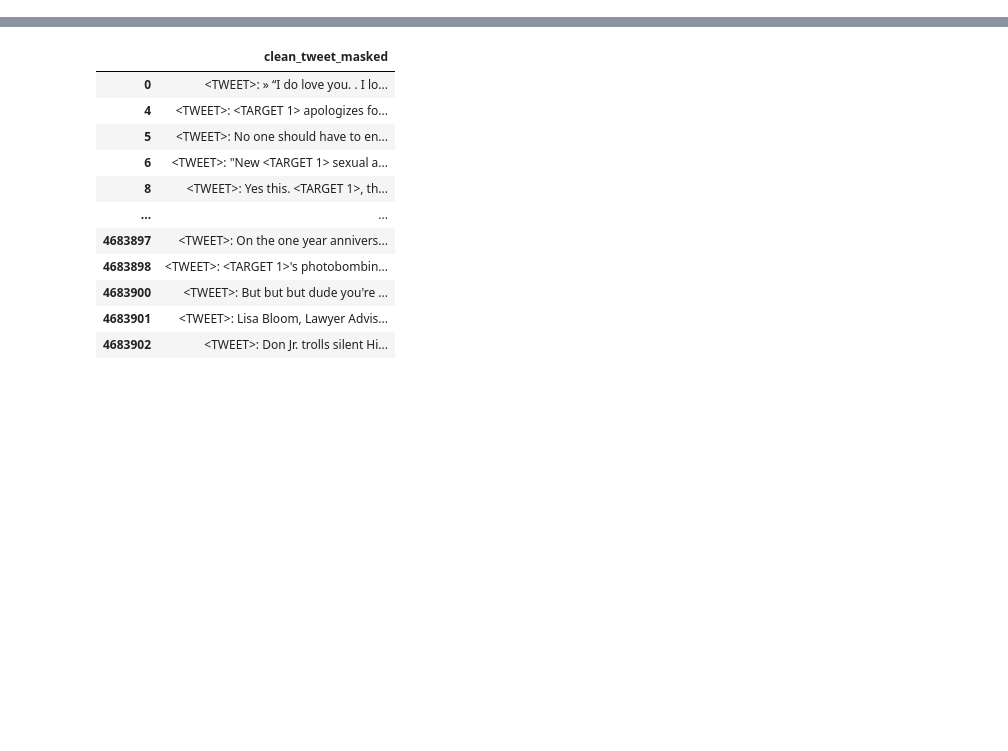
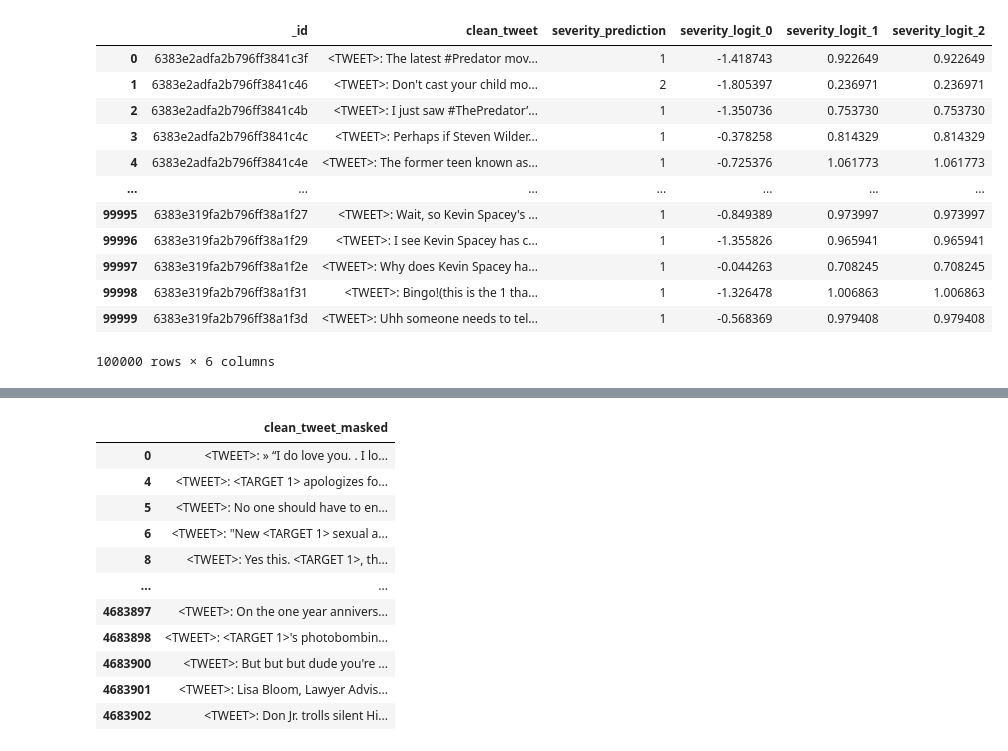
Before and after one commit to Ali-Omrani/transgressions-condemnation, a Jupyter notebook: severity/severity_inference.ipynb, the cells around one changed output, grey strips where cells are left out. Saved outputs shown, nothing was run; the diff lists cells and outputs as text; code cells hidden in the pictures; blank space fills up the shorter version.

Commit message:
updated inference notebook for condemnation

```diff
--- a/severity/severity_inference.ipynb
+++ b/severity/severity_inference.ipynb
@@ -11,0 +22,12 @@ from torch.utils.data import DataLoader
+# %%
+tweet_cursor = metoo_tweets.find({"condemnation_prediction":1})
+# %%
+checkpoint = "bert-base-uncased"
+model_path = "./models/hf"
+
+# model = torch.load(model_path)
+# model.eval()
+
+tokenizer = AutoTokenizer.from_pretrained(checkpoint)
+def tokenize_function(example):
+    return tokenizer(example["text"], truncation=True)
@@ -11,0 +77,24 @@ from torch.utils.data import DataLoader
+# %%
+n=100000
+target_col = "clean_tweet"
+for idx, chunk in tqdm(enumerate(split_list(tweet_cursor, n))):
+        df = pd.DataFrame(chunk)
+        if not len(df):
+            break
+        pred_df = df[[target_col]].dropna()
+        pred_data = df.dropna(subset=[target_col])
+        pred_dataset = Dataset.from_pandas(pred_df)
+        pred_dataset = pred_dataset.rename_column(target_col, "text")
+        tokenized_datasets = pred_dataset.map(tokenize_function, batched=True)
+        predictions_logits = trainer.predict(tokenized_datasets)
+        preds = np.argmax(predictions_logits.predictions, axis = 1)
+        save_df = pred_data[["_id", "clean_tweet"]]
+        save_df["severity_prediction"] = preds
+        save_df["severity_logit_0"] = predictions_logits.predictions[:, 0]
+        save_df["severity_logit_1"] = predictions_logits.predictions[:, 1]
+        save_df["severity_logit_2"] = predictions_logits.predictions[:, 1]
+
+        del tokenized_datasets
+        del pred_dataset
+        for idx, row in tqdm(save_df.iterrows()):
+            update_tweet_in_db(row.to_dict())
@@ -11,0 +107,6 @@ from torch.utils.data import DataLoader
+# %%
+save_df = pred_data[["_id", "clean_tweet"]]
+save_df["severity_prediction"] = preds
+save_df["severity_logit_0"] = predictions_logits.predictions[:, 0]
+save_df["severity_logit_1"] = predictions_logits.predictions[:, 1]
+save_df["severity_logit_2"] = predictions_logits.predictions[:, 1]
@@ -11,0 +134,16 @@ from torch.utils.data import DataLoader
+# %%
+save_df
+# %% [output]
+|  | _id | clean_tweet | severity_prediction | severity_logit_0 | severity_logit_1 | severity_logit_2 |
+| 0 | 6383e2adfa2b796ff3841c3f | <TWEET>: The latest #Predator mov... | 1 | -1.418743 | 0.922649 | 0.922649 |
+| 1 | 6383e2adfa2b796ff3841c46 | <TWEET>: Don't cast your child mo... | 2 | -1.805397 | 0.236971 | 0.236971 |
+| 2 | 6383e2adfa2b796ff3841c4b | <TWEET>: I just saw #ThePredator’... | 1 | -1.350736 | 0.753730 | 0.753730 |
+| 3 | 6383e2adfa2b796ff3841c4c | <TWEET>: Perhaps if Steven Wilder... | 1 | -0.378258 | 0.814329 | 0.814329 |
+| 4 | 6383e2adfa2b796ff3841c4e | <TWEET>: The former teen known as... | 1 | -0.725376 | 1.061773 | 1.061773 |
+| ... | ... | ... | ... | ... | ... | ... |
+| 99995 | 6383e319fa2b796ff38a1f27 | <TWEET>: Wait, so Kevin Spacey's ... | 1 | -0.849389 | 0.973997 | 0.973997 |
+| 99996 | 6383e319fa2b796ff38a1f29 | <TWEET>: I see Kevin Spacey has c... | 1 | -1.355826 | 0.965941 | 0.965941 |
+| 99997 | 6383e319fa2b796ff38a1f2e | <TWEET>: Why does Kevin Spacey ha... | 1 | -0.044263 | 0.708245 | 0.708245 |
+| 99998 | 6383e319fa2b796ff38a1f31 | <TWEET>: Bingo!(this is the 1 tha... | 1 | -1.326478 | 1.006863 | 1.006863 |
+| 99999 | 6383e319fa2b796ff38a1f3d | <TWEET>: Uhh someone needs to tel... | 1 | -0.568369 | 0.979408 | 0.979408 |
+100000 rows × 6 columns
```
Also changed, not shown: parts of 8 cells of this notebook, 1 other file.
